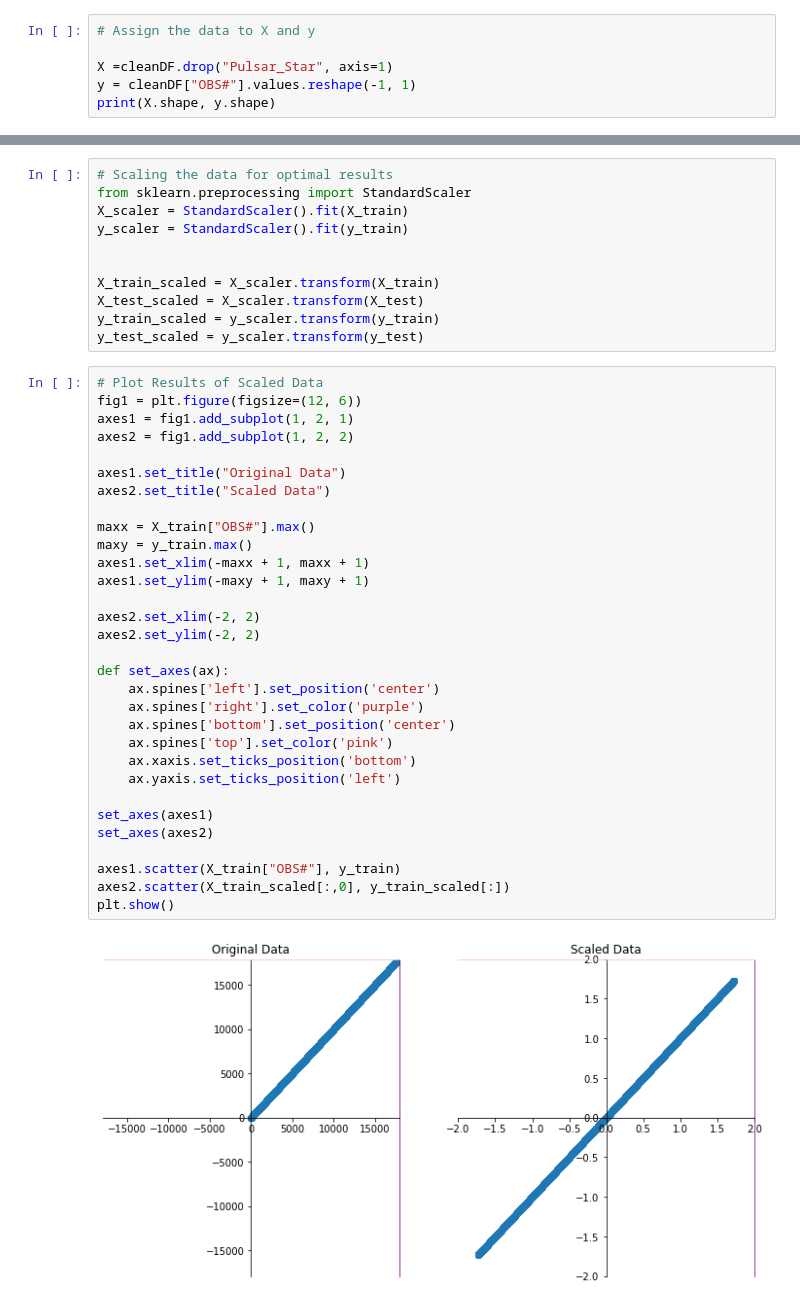
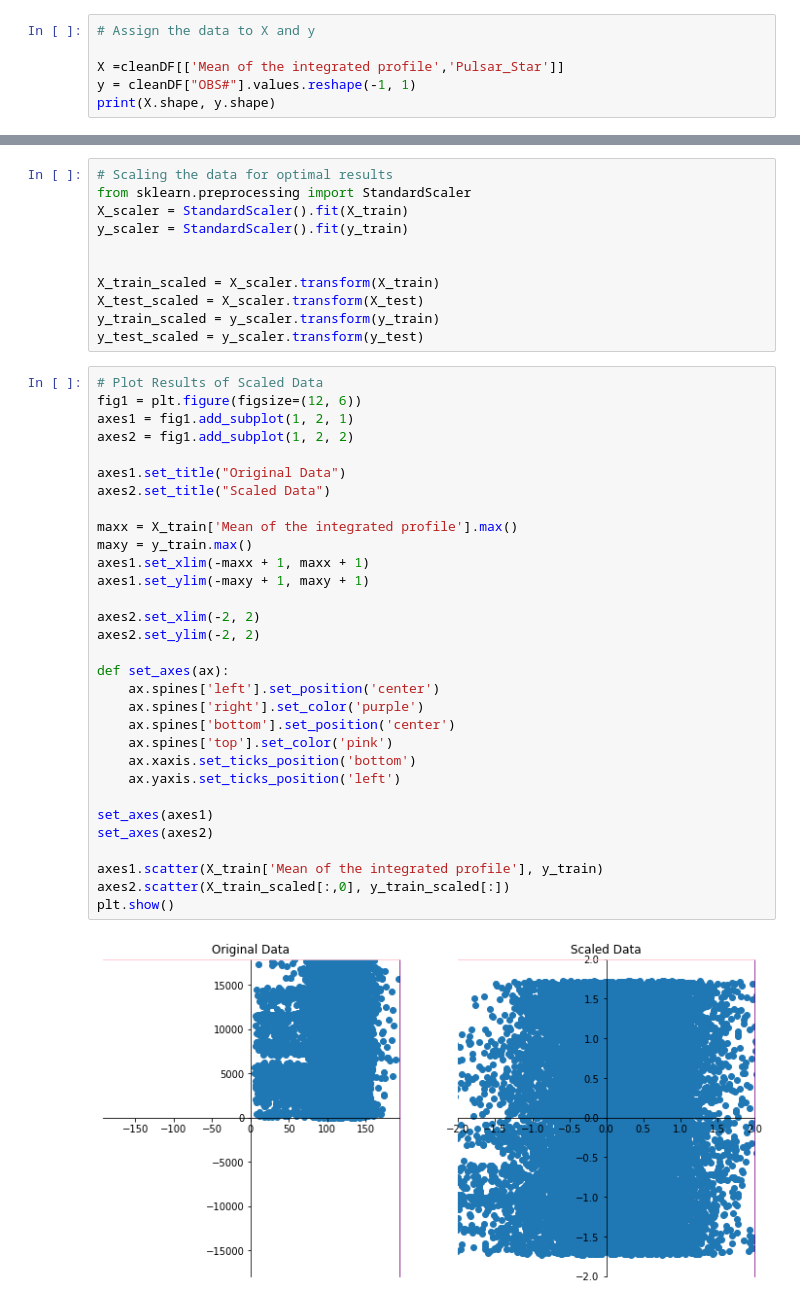
Before and after one commit to CARA-ROBERTS/PulsarStars_MachineLearning_Portfolio, a Jupyter notebook: PulsarStar_ScaledModel.ipynb, the cells around one changed output, grey strips where cells are left out. Drawn from its saved outputs; the diff is of its cells as text.

```diff
--- a/PulsarStar_ScaledModel.ipynb
+++ b/PulsarStar_ScaledModel.ipynb
@@ -85,7 +48,7 @@ cleanDF
 # %%
 # Assign the data to X and y
 
-X =cleanDF.drop("Pulsar_Star", axis=1)
+X =cleanDF[['Mean of the integrated profile','Pulsar_Star']]
 y = cleanDF["OBS#"].values.reshape(-1, 1)
 print(X.shape, y.shape)
 # %% [output]
@@ -128,33 +91,33 @@ y_test_scaled = y_scaler.transform(y_test)
 # %%
 # Plot Results of Scaled Data
 fig1 = plt.figure(figsize=(12, 6))
 axes1 = fig1.add_subplot(1, 2, 1)
 axes2 = fig1.add_subplot(1, 2, 2)
 
 axes1.set_title("Original Data")
 axes2.set_title("Scaled Data")
 
-maxx = X_train["OBS#"].max()
+maxx = X_train['Mean of the integrated profile'].max()
 maxy = y_train.max()
 axes1.set_xlim(-maxx + 1, maxx + 1)
 axes1.set_ylim(-maxy + 1, maxy + 1)
 
 axes2.set_xlim(-2, 2)
 axes2.set_ylim(-2, 2)
 
 def set_axes(ax):
     ax.spines['left'].set_position('center')
     ax.spines['right'].set_color('purple')
     ax.spines['bottom'].set_position('center')
     ax.spines['top'].set_color('pink')
     ax.xaxis.set_ticks_position('bottom')
     ax.yaxis.set_ticks_position('left')
 
 set_axes(axes1)
 set_axes(axes2)
 
-axes1.scatter(X_train["OBS#"], y_train)
+axes1.scatter(X_train['Mean of the integrated profile'], y_train)
 axes2.scatter(X_train_scaled[:,0], y_train_scaled[:])
 plt.show()
 # %% [output]
-[figure, old version]
+[figure, new version]
```
Also changed, not shown: parts of 5 cells of this notebook, 32 other files.
